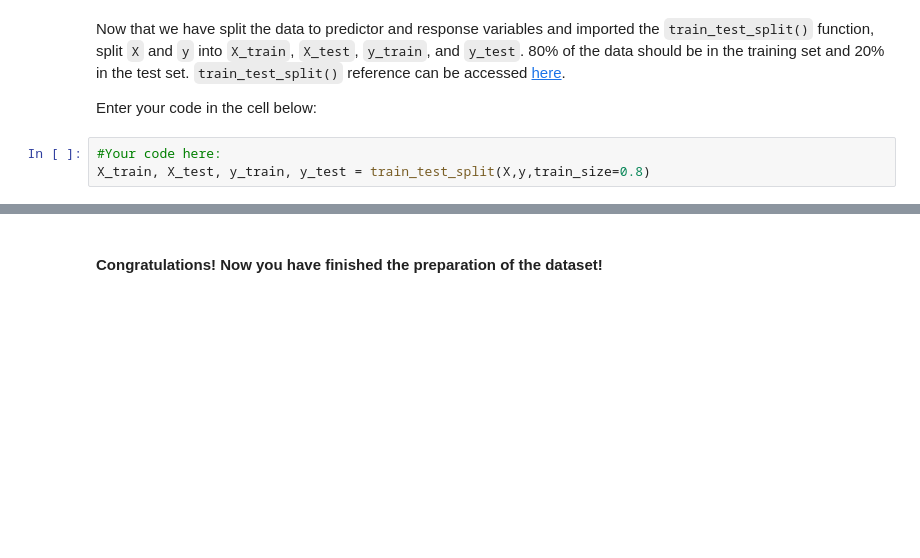
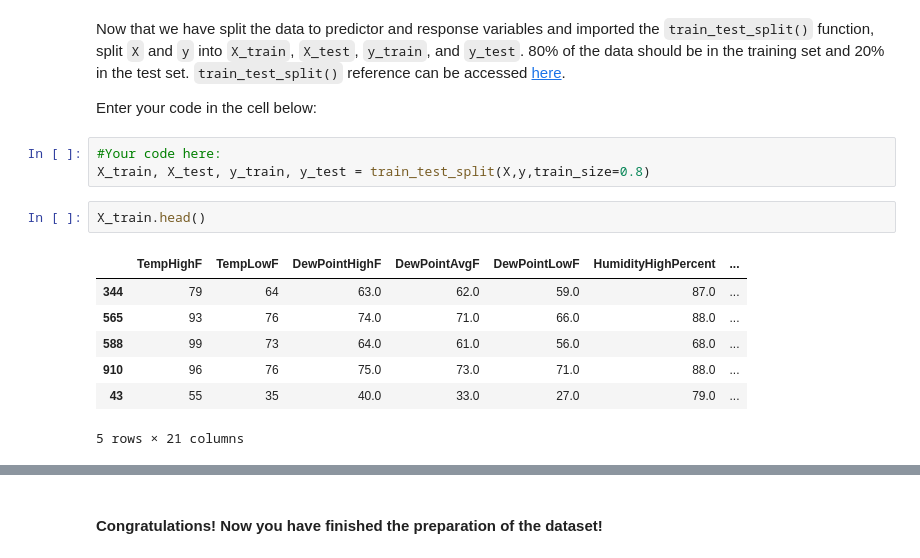
Before and after one commit to eric-martinet/IRONLABS, a Jupyter notebook: Module03/Lab_2_Intro-to-ML/main.ipynb, the cells around one changed output, grey strips where cells are left out. Cells and saved outputs as stored; diff of their text form; blank space fills up the shorter version.

```diff
--- a/Module03/Lab_2_Intro-to-ML/main.ipynb
+++ b/Module03/Lab_2_Intro-to-ML/main.ipynb
@@ -509,3 +509,13 @@ Enter your code in the cell below:
 # %%
 #Your code here:
 X_train, X_test, y_train, y_test = train_test_split(X,y,train_size=0.8)
+# %%
+X_train.head()
+# %% [output]
+|  | TempHighF | TempLowF | DewPointHighF | DewPointAvgF | DewPointLowF | HumidityHighPercent | ... |
+| 344 | 79 | 64 | 63.0 | 62.0 | 59.0 | 87.0 | ... |
+| 565 | 93 | 76 | 74.0 | 71.0 | 66.0 | 88.0 | ... |
+| 588 | 99 | 73 | 64.0 | 61.0 | 56.0 | 68.0 | ... |
+| 910 | 96 | 76 | 75.0 | 73.0 | 71.0 | 88.0 | ... |
+| 43 | 55 | 35 | 40.0 | 33.0 | 27.0 | 79.0 | ... |
+5 rows × 21 columns
```
Also changed, not shown: parts of 12 cells of this notebook.
